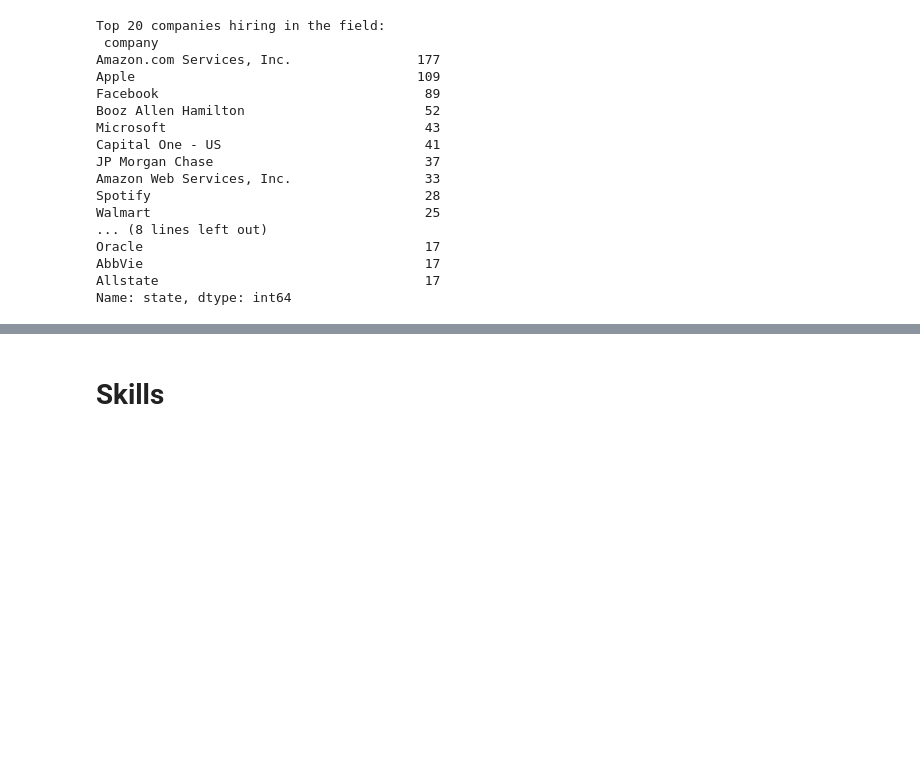
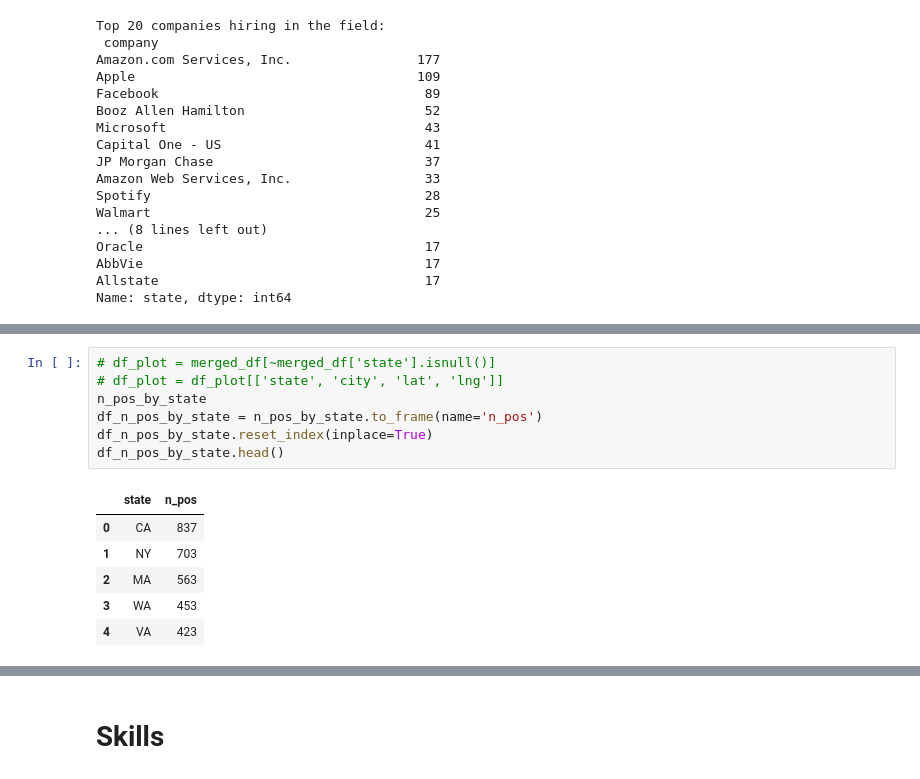
Before and after one commit to dfedorov1988/JobsMarketAnalysis, a Jupyter notebook: Scraped_jobs_analysis.ipynb, the cells around one changed output, grey strips where cells are left out. Drawn from its saved outputs; the diff is of its cells as text; blank space fills up the shorter version.

```diff
--- a/Scraped_jobs_analysis.ipynb
+++ b/Scraped_jobs_analysis.ipynb
@@ -313,0 +339,14 @@ def filter_by_loc(df, cities, city_of_interest, state, radius):
+# %%
+# df_plot = merged_df[~merged_df['state'].isnull()]
+# df_plot = df_plot[['state', 'city', 'lat', 'lng']]
+n_pos_by_state
+df_n_pos_by_state = n_pos_by_state.to_frame(name='n_pos')
+df_n_pos_by_state.reset_index(inplace=True)
+df_n_pos_by_state.head()
+# %% [output]
+|  | state | n_pos |
+| 0 | CA | 837 |
+| 1 | NY | 703 |
+| 2 | MA | 563 |
+| 3 | WA | 453 |
+| 4 | VA | 423 |
```
Also changed, not shown: parts of 26 cells of this notebook.
